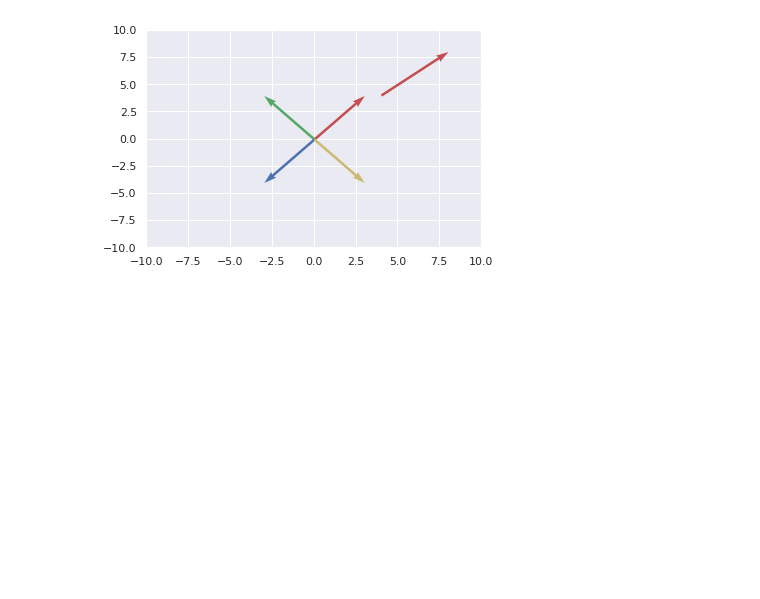
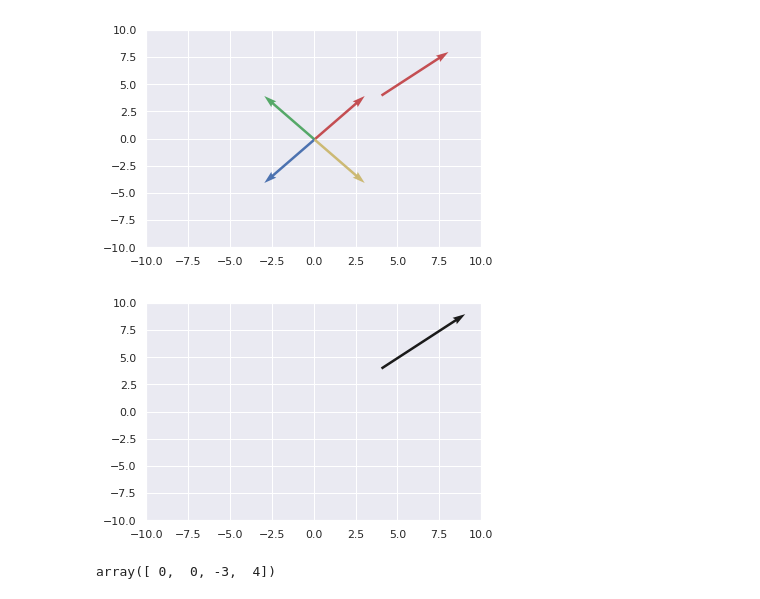
Before and after one commit to championballer/one-fourth-labs-deep-learning, a Jupyter notebook: Python Basics2/0209_Basics2.ipynb, the cells around one changed output. Saved outputs shown, nothing was run; the diff lists cells and outputs as text; code cells hidden in the pictures; blank space fills up the shorter version.

```diff
--- a/Python Basics2/0209_Basics2.ipynb
+++ b/Python Basics2/0209_Basics2.ipynb
@@ -415,3 +415,10 @@ def plot_vectors(vecs):
 plot_vectors([(0,0,3,4),(0,0,-3,4),(0,0,-3,-4),(0,0,3,-4),(4,4,4,4)])
 # %% [output]
 [figure]
+# %%
+plt.quiver(4,4,5,5,scale_units='xy',angles='xy',scale=1)
+plt.xlim(-10,10)
+plt.ylim(-10,10)
+plt.show()
+# %% [output]
+[figure, added]
@@ -417,0 +427,4 @@ plot_vectors([(0,0,3,4),(0,0,-3,4),(0,0,-3,-4),(0,0,3,-4),(4,4,4,4)])
+# %%
+vecs[1]
+# %% [output]
+array([ 0,  0, -3,  4])
```
Also changed, not shown: parts of 4 cells of this notebook.
